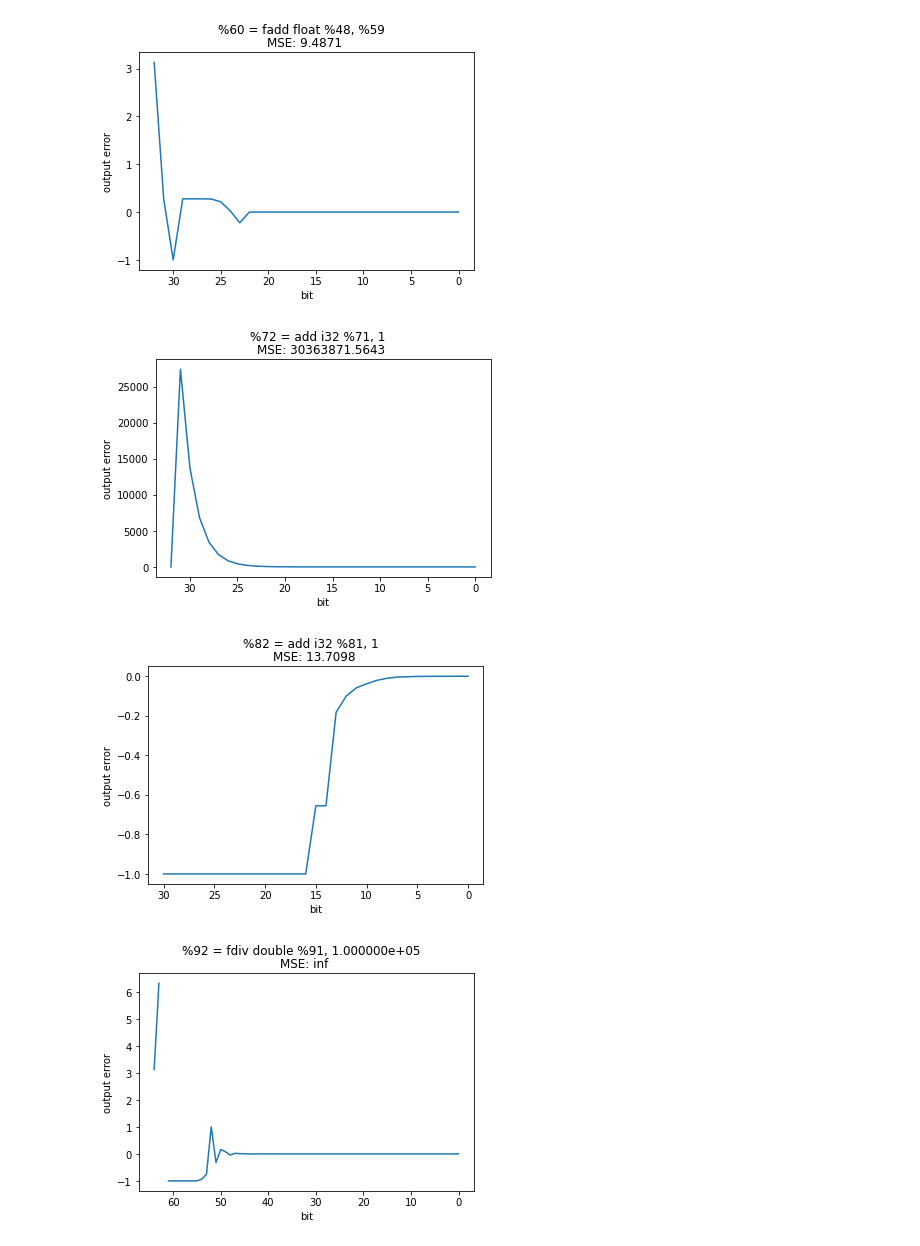
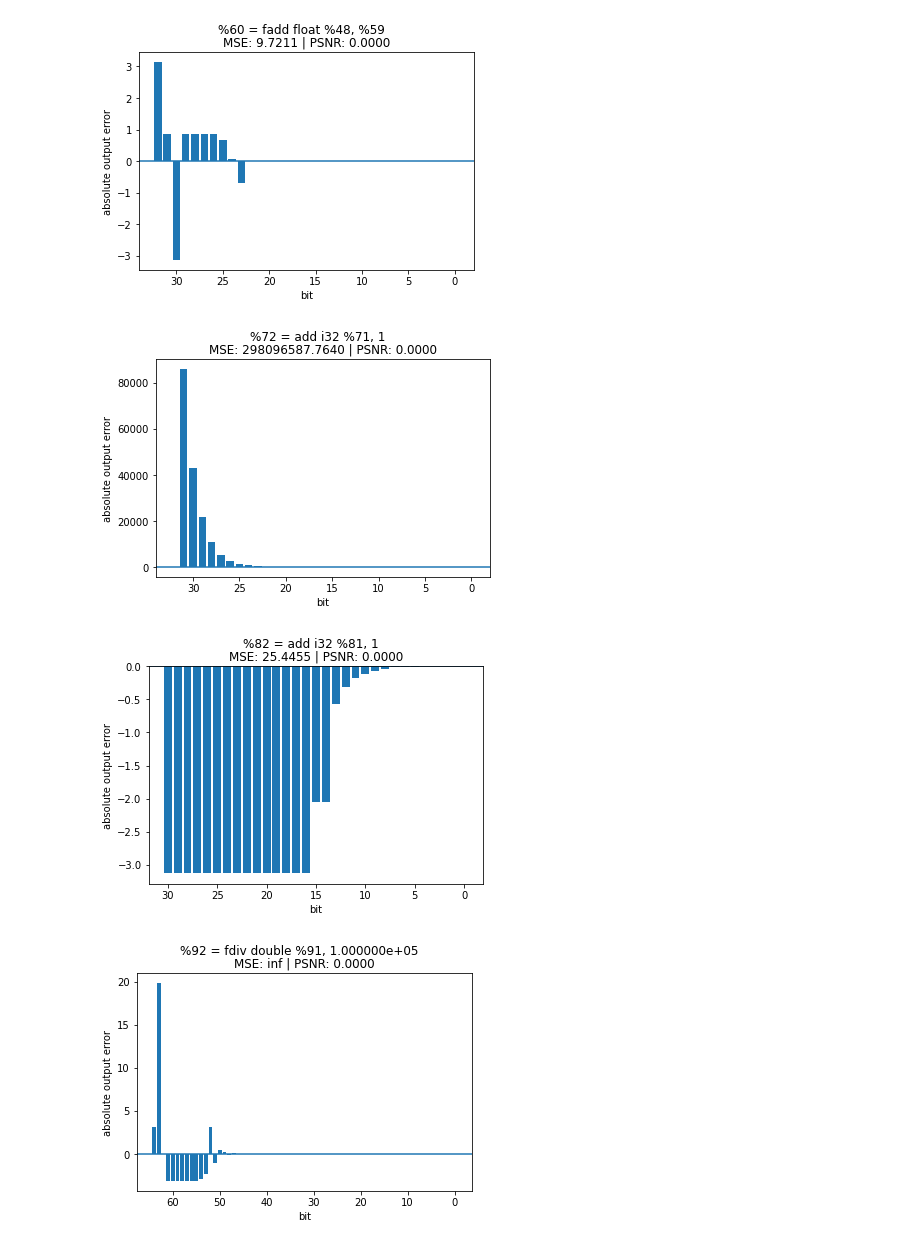
Before and after one commit to phckopper/fault-injection-studies, a Jupyter notebook: data-analysis/analysis.ipynb, the cells around one changed output. Saved outputs shown, nothing was run; the diff lists cells and outputs as text; code cells hidden in the pictures.

Commit message:
beauty up plots

```diff
--- a/data-analysis/analysis.ipynb
+++ b/data-analysis/analysis.ipynb
@@ -13,17 +13,18 @@ def calc_mse(runs, golden):
 
 def calc_psnr(runs, golden):
     # qual é o valor máximo que devo considerar aqui?
-    pass
+    return 0
 
 def show_plot(data, stats, text):
     plt.figure()
     plt.suptitle(text)
     plt.title(stats)
     plt.xlabel("bit")
-    plt.ylabel("output error")
+    plt.ylabel("absolute output error")
     ax = plt.gca()
     ax.invert_xaxis()
-    plt.plot(data)
+    plt.axhline(0)
+    plt.bar(range(len(data)), data)
 # %%
 campaign = Campaign.select()[0]
 golden = float(campaign.golden)
@@ -34,7 +35,7 @@ for i in instructions:
     data = []
     for r in i.runs:
         if r.result:
-            data.append((float(r.result) - golden)/golden)
+            data.append((float(r.result) - golden))
     stats = "MSE: {:.4f} | PSNR: {:.4f}".format(calc_mse(i.runs, golden), calc_psnr(i.runs, golden))
-    show_plot(data, mse, i.text)
+    show_plot(data, stats, i.text)
 # %% [output]
@@ -44,4 +45,4 @@ for i in instructions:
-[figure, old version]
+[figure, new version]
-[figure, old version]
+[figure, new version]
-[figure, old version]
+[figure, new version]
-[figure, old version]
+[figure, new version]
```
Also changed, not shown: parts of 1 cell of this notebook.
